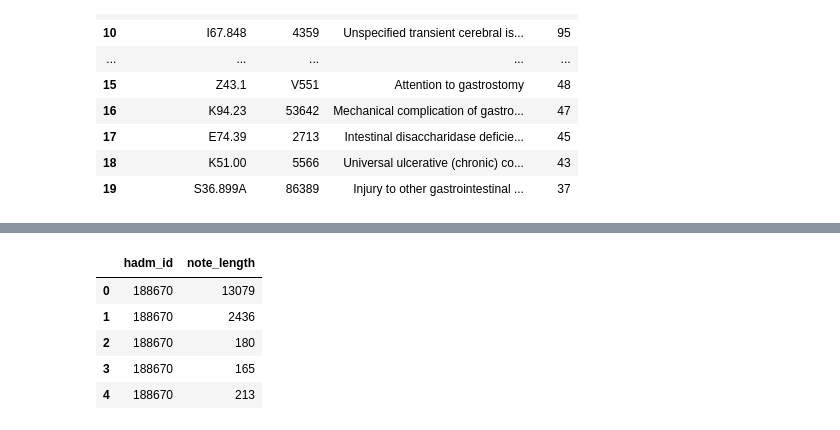
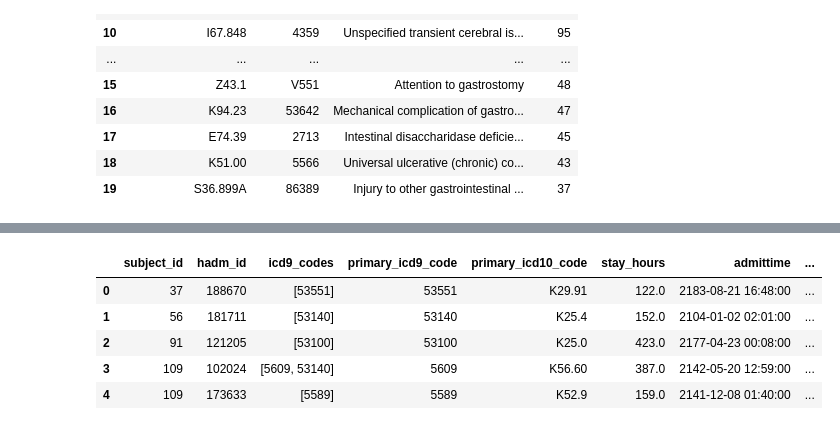
Before and after one commit to rdpratti/Medical-MIMIC-Research, a Jupyter notebook: Notebooks/MIMIC-Notes-EDA.ipynb, the cells around one changed output, grey strips where cells are left out. Drawn from its saved outputs; the diff is of its cells as text; code cells hidden in the pictures.

```diff
--- a/Notebooks/MIMIC-Notes-EDA.ipynb
+++ b/Notebooks/MIMIC-Notes-EDA.ipynb
@@ -836,9 +836,29 @@ len(intestinal_adms)
 # %%
+def combine_notes(notes):
+# This function combine all the individual notes on an admission into one note
+    temp_note = ' '
+    new_ct = 0
+    for note in notes:
+        new_ct += 1
+ #      print('new_ct: ', new_ct, 'note: ', note[0:20])
+        temp_note += note
+ #   print('out_length: ', len(temp_note))
+    return temp_note
+
+
 # Read in Notes and Join wanted_admissions with notes
 #
 notes = pd.read_parquet(file4,engine='auto',use_nullable_dtypes=True)
 
-intsl_notes = pd.merge(spec_intel_amds, notes, on=['subject_id', 'hadm_id'])
+sel_categories = ['Nursing/other', 'Nursing', 'Physician']
+pn_notes = notes.loc[notes['category'].isin(sel_categories)]
+pn_notes[1:5]
+
+pn_full_notes = pn_notes[['subject_id','hadm_id','text']].groupby(['subject_id','hadm_id'],as_index=False)\
+                                .agg({'text': combine_notes}).reset_index()
+pn_full_notes['note_length'] = pn_full_notes['text'].apply(len)
+
+intsl_notes = pd.merge(spec_intel_amds, pn_full_notes, on=['subject_id', 'hadm_id'])
+
 intsl_notes.columns
-
-#intsl_notes[1:10]
+intsl_notes[1:10]
@@ -853,12 +865,9 @@ Index(['subject_id', 'hadm_id', 'icd9_codes', 'primary_icd9_code',
 # %%
-# Add a note length column for later statistics. This is prior to cleanup of data.
-# https://www.delftstack.com/howto/python-pandas/apply-function-to-column-pandas/
-intsl_notes['note_length'] = intsl_notes['text'].apply(len)
-intsl_notes[0:5][['hadm_id','note_length']]
+intsl_notes[0:5]
 # %% [output]
-|  | hadm_id | note_length |
-| 0 | 188670 | 13079 |
-| 1 | 188670 | 2436 |
-| 2 | 188670 | 180 |
-| 3 | 188670 | 165 |
-| 4 | 188670 | 213 |
+|  | subject_id | hadm_id | icd9_codes | primary_icd9_code | primary_icd10_code | stay_hours | admittime | ... |
+| 0 | 37 | 188670 | [53551] | 53551 | K29.91 | 122.0 | 2183-08-21 16:48:00 | ... |
+| 1 | 56 | 181711 | [53140] | 53140 | K25.4 | 152.0 | 2104-01-02 02:01:00 | ... |
+| 2 | 91 | 121205 | [53100] | 53100 | K25.0 | 423.0 | 2177-04-23 00:08:00 | ... |
+| 3 | 109 | 102024 | [5609, 53140] | 5609 | K56.60 | 387.0 | 2142-05-20 12:59:00 | ... |
+| 4 | 109 | 173633 | [5589] | 5589 | K52.9 | 159.0 | 2141-12-08 01:40:00 | ... |
```
Also changed, not shown: parts of 23 cells of this notebook.
